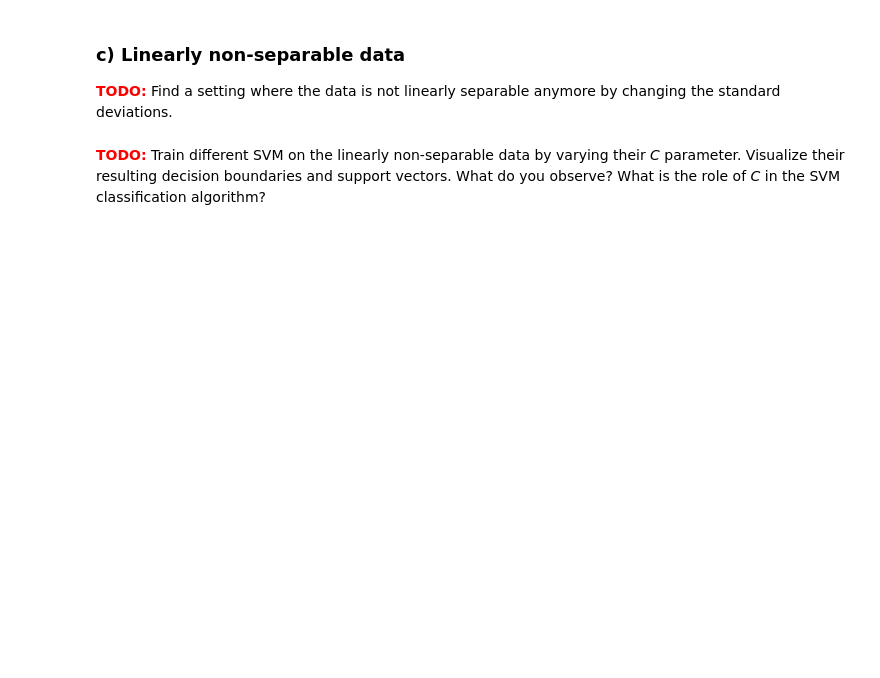
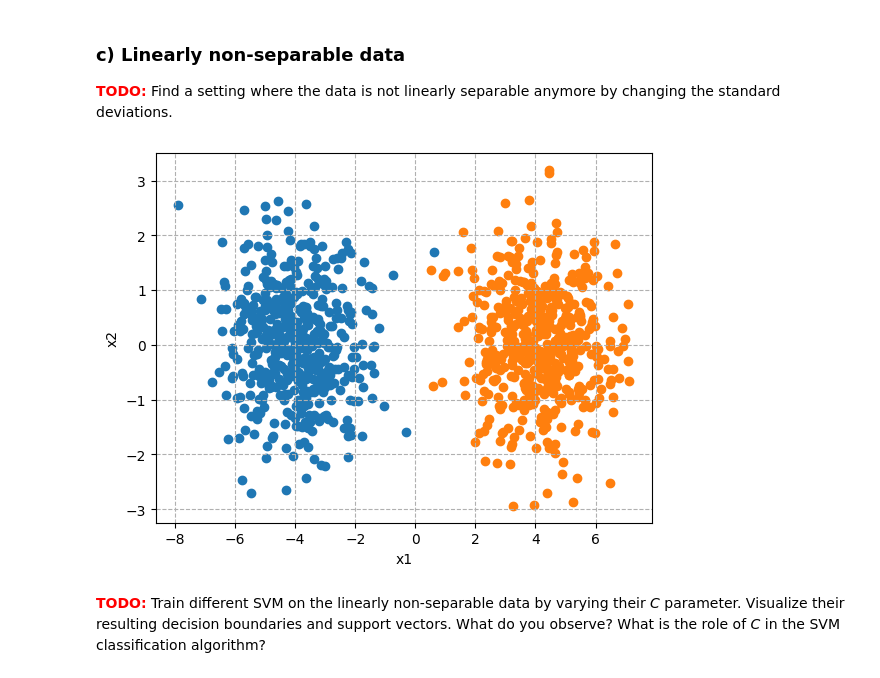
Before and after one commit to YxesRatep/HLCV, a Jupyter notebook: A02/A02_Workbook.ipynb, the cells around one changed output. Saved outputs shown, nothing was run; the diff lists cells and outputs as text; code cells hidden in the pictures; blank space fills up the shorter version.

```diff
--- a/A02/A02_Workbook.ipynb
+++ b/A02/A02_Workbook.ipynb
@@ -97,14 +131,20 @@ plot_svm(data_pos=data_pos, data_neg=data_neg, clf=clf)
 <font color='red'>**TODO:**</font> Find a setting where the data is not linearly separable anymore by changing the standard deviations.
 # %%
 data_pos, data_neg = generate_gauss_data(
-    # add your parameters here
+    N = 500,
+    mean_pos = -4,
+    mean_neg =  4,
+    std_pos = 1.2,
+    std_neg = 1.2
 )
 plt.scatter(data_pos[:,0], data_pos[:,1])
 plt.scatter(data_neg[:,0], data_neg[:,1])
 plt.xlabel("x1")
 plt.ylabel("x2")
 plt.grid(linestyle="--")
 plt.show()
+# %% [output]
+[figure, added]
 # %% [markdown]
 <font color='red'>**TODO:**</font> Train different SVM on the linearly non-separable data by varying their *C* parameter. Visualize their resulting decision boundaries and support vectors. What do you observe? What is the role of *C* in the SVM classification algorithm?
 # %%
```
Also changed, not shown: parts of 9 cells of this notebook.
